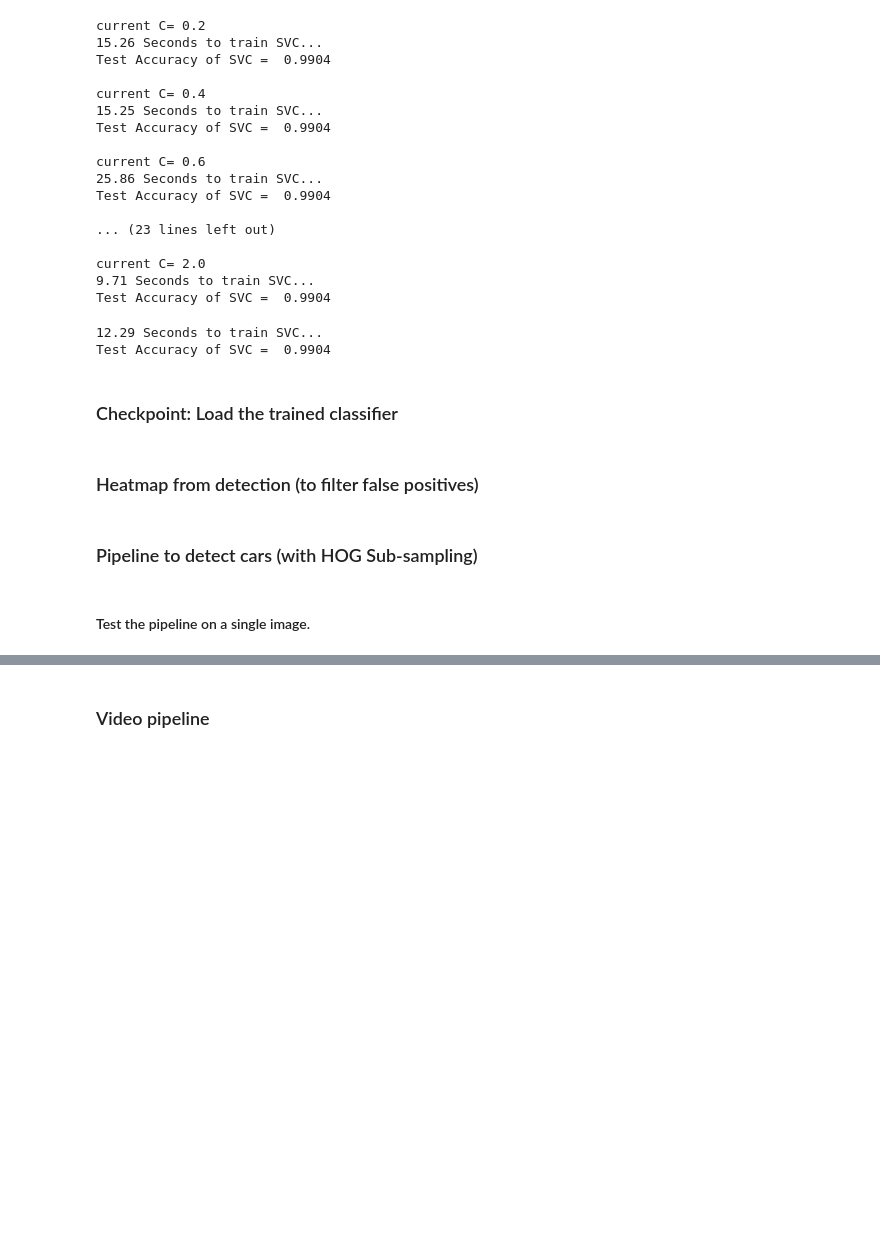
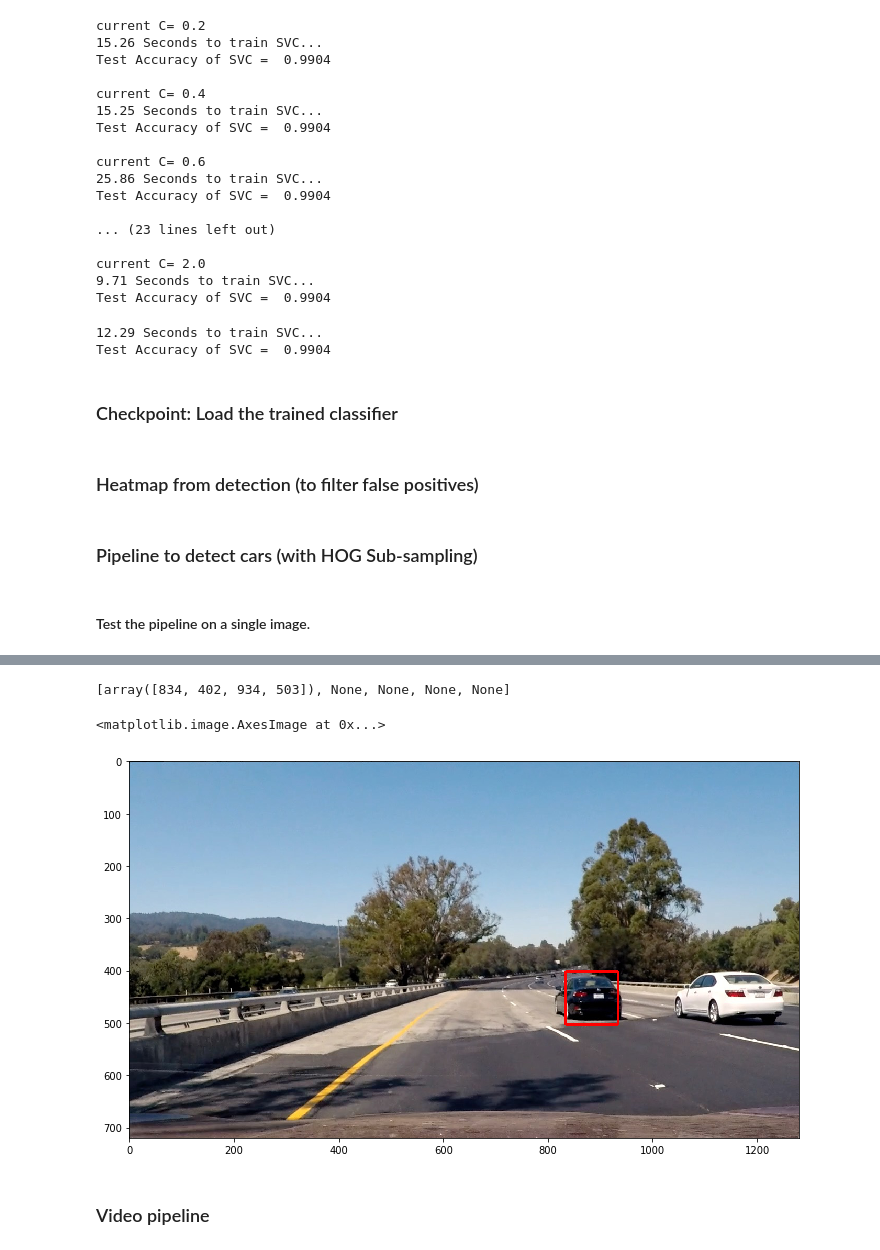
Before and after one commit to trimcao/sdcnd-p5-vehicle-detection, a Jupyter notebook: project5.ipynb, the cells around one changed output, grey strips where cells are left out. Drawn from its saved outputs; the diff is of its cells as text; code cells hidden in the pictures; blank space fills up the shorter version.

```diff
--- a/project5.ipynb
+++ b/project5.ipynb
@@ -419,10 +415,10 @@ def detect_cars(frame, scale, pix_per_cell, cell_per_block,
     return box_list
 # %%
 # Define a single function that can extract features using hog sub-sampling and make predictions
-def find_cars(img, ystart=400, ystop=650, scales=scales, svc=svc, X_scaler=X_scaler,
+def find_cars(img, ystart=ystart, ystop=ystop, scales=scales, svc=svc, X_scaler=X_scaler,
               orient=orient, pix_per_cell=pix_per_cell, cell_per_block=cell_per_block,
-              spatial_size=spatial_size, hist_bins=hist_bins, heat_threshold=1,
-              heatmap_show=False):
+              spatial_size=spatial_size, hist_bins=hist_bins, show_search_windows=False
+              ):
     """
     Use detect_cars() function to find the cars in a frame.
     This is the pipeline function used to process the video.
@@ -440,13 +436,5 @@ def find_cars(img, ystart=400, ystop=650, scales=scales, svc=svc, X_scaler=X_sca
     for scale in scales:
         # add the positive detections to the list
         box_list.extend(detect_cars(ctrans_tosearch, scale, pix_per_cell, cell_per_block,
-                               orient))
-
-    # threshold using heatmap
-    labels, heatmap = heatmap_labels(img, box_list, threshold=1)
-    # draw the labels on the original image
-    draw_img = draw_labeled_bboxes(np.copy(img), labels)
-    draw_img = draw_img * 255
-    if heatmap_show:
-        return draw_img, heatmap
-    return draw_img
+                                    orient, show_search_windows))
+    return box_list
@@ -453,5 +470,7 @@ def find_cars(img, ystart=400, ystop=650, scales=scales, svc=svc, X_scaler=X_sca
 # %% [markdown]
 #### Test the pipeline on a single image.
+# %%
+scales = [1.]
 # %%
 # test find_cars() and detect_cars() function
 img = mpimg.imread('./test_images/test4.jpg')
@@ -465,0 +550,59 @@ plt.imshow(out_img*255.)
+# %%
+##### Globals needed ######
+global cars
+###########################
+
+img = mpimg.imread('./test_images/test4.jpg')
+img_centroids = find_cars(img, ystart, ystop, scales, svc, X_scaler,
+                             orient, pix_per_cell, cell_per_block,
+                             spatial_size, hist_bins)
+new_centroids = []
+for centroid in img_centroids:
+    new_centroid = []
+    for each_tup in centroid:
+        for each_num in each_tup:
+            new_centroid.append(each_num)
+    new_centroids.append(new_centroid)
+
+img_centroids = new_centroids
+# print(img_centroids)
+
+# Takes in a list of calculated centroids calculated from current frame from your own code  (both good and bad)
+
+# cars = []
+# Deal with car tracking
+for centroid in img_centroids:
+    new = True
+    for car in cars:
+        new = car.update(centroid)
+        if new == False:
+            break
+    if new == True:
+        cars.append(Vehicle(centroid))
+
+next_cars = []
+positions = []
+
+for car in cars:
+    position, flag = car.get_position()
+    if flag == False:
+        next_cars.append(car)
+    positions.append(position)
+
+cars = next_cars
+
+# Outputs current relevant positions.
+
+print(positions)
+clone = np.copy(img)
+try:
+    for (x1, y1, x2, y2) in positions:
+        cv2.rectangle(clone, (x1, y1), (x2, y2), (255, 0, 0), thickness=4)
+except:
+    pass
+
+plt.imshow(clone)
+# %% [output]
+[array([834, 402, 934, 503]), None, None, None, None]
+<matplotlib.image.AxesImage at 0x...>
+[figure, added]
```
Also changed, not shown: parts of 13 cells of this notebook.
